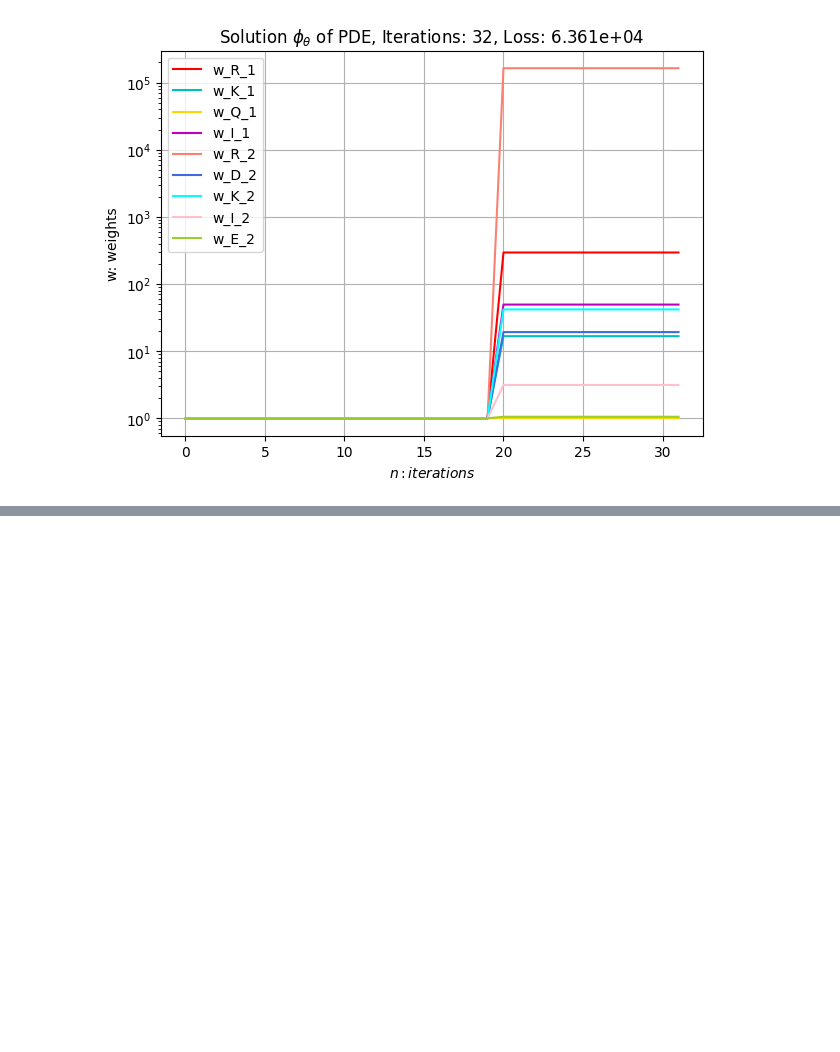
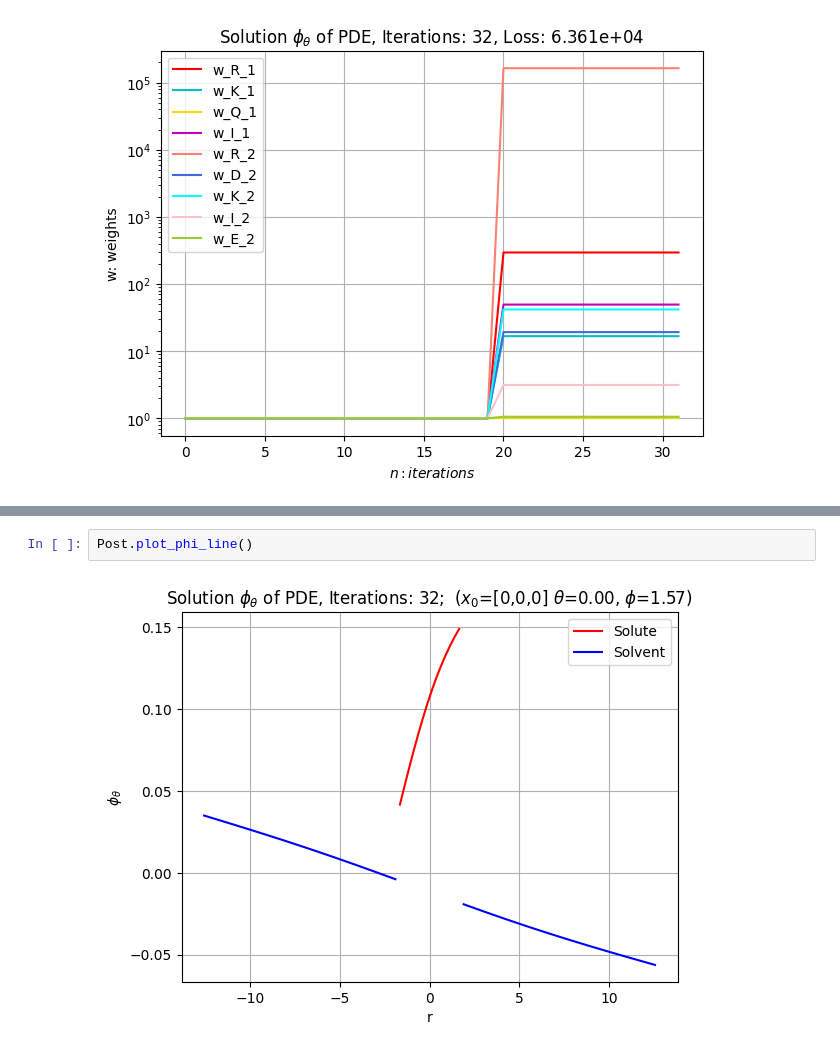
Before and after one commit to MartinAchondo/XPPBE, a Jupyter notebook: code/Post/post_dev.ipynb, the cells around one changed output, grey strips where cells are left out. Cells and saved outputs as stored; diff of their text form; blank space fills up the shorter version.

```diff
--- a/code/Post/post_dev.ipynb
+++ b/code/Post/post_dev.ipynb
@@ -92,0 +97,4 @@ Post.plot_weights_history()
+# %%
+Post.plot_phi_line()
+# %% [output]
+[figure, added]
```
Also changed, not shown: parts of 2 cells of this notebook, 5 other files.
